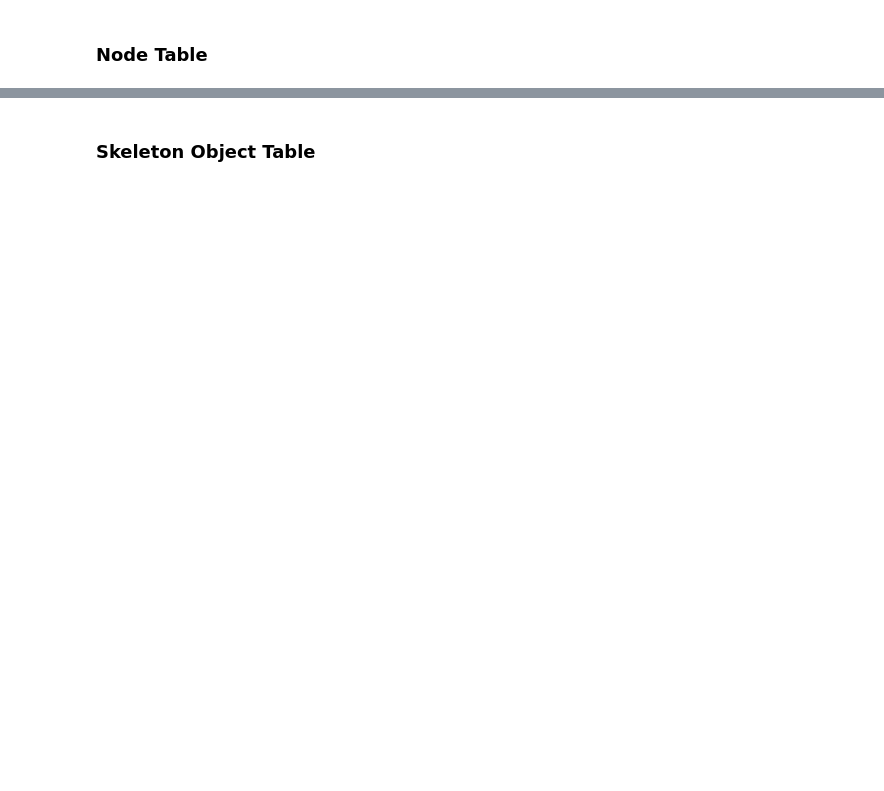
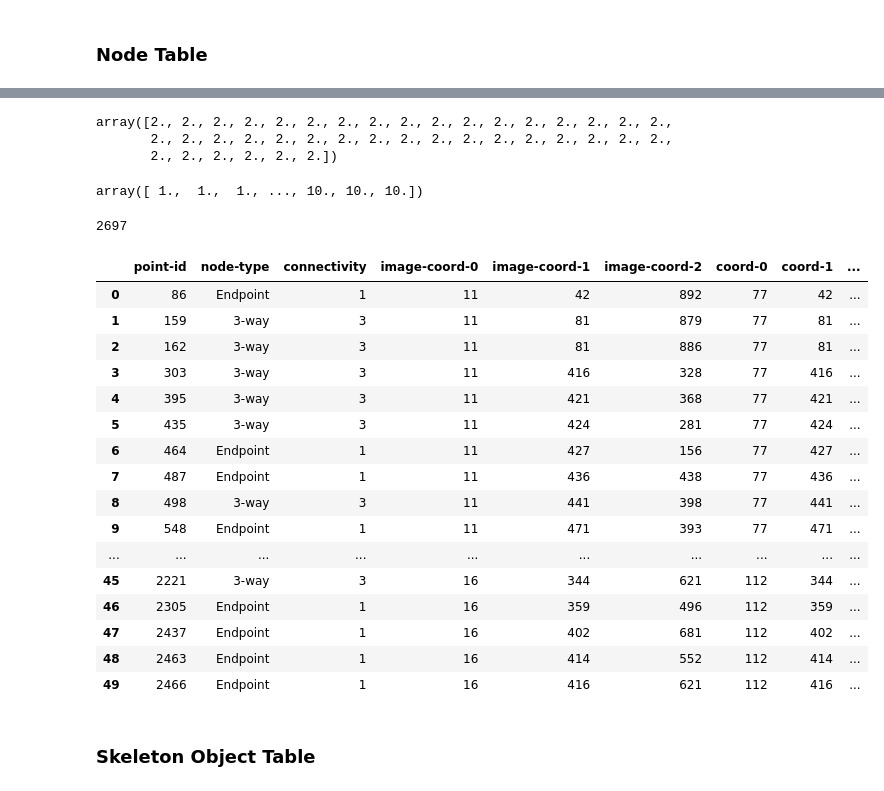
Before and after one commit to SCohenLab/infer-subc, a Jupyter notebook: notebooks/part_2_quantification/method_skeletonization.ipynb, the cells around one changed output, grey strips where cells are left out. Drawn from its saved outputs; the diff is of its cells as text; code cells hidden in the pictures; blank space fills up the shorter version.

```diff
--- a/notebooks/part_2_quantification/method_skeletonization.ipynb
+++ b/notebooks/part_2_quantification/method_skeletonization.ipynb
@@ -533,5 +534,6 @@ def skel_plus(segmentation: np.ndarray) -> Tuple[np.ndarray, np.ndarray]:
 
         return (lab_skel.astype(float), lab_skel.astype(bool))
 # %%
-org_skel_arr, org_skel_arr2 = skel_plus(org_seg)
+org_skel_arr, org_skel_arr2 = skel_plus(test_img)
+# org_skel_arr, org_skel_arr2 = skel_plus(org_seg)
 # %% [output]
@@ -551,9 +556,14 @@ viewer.add_image(org_skel_arr2,
 # %% [output]
 <Image layer 'org_skel_arr2' at 0x...>
 # %%
+# org_skel = csr.Skeleton(
+#     skeleton_image = org_skel_arr,
+#     spacing = scale,
+#     value_is_height = False)
+
 org_skel = csr.Skeleton(
     skeleton_image = org_skel_arr,
-    spacing = scale,
+    spacing = (7,1,1),
     value_is_height = False)
 # %% [markdown]
 ## **DEFINE MEASUREMENTS**
@@ -610,38 +722,49 @@ branch_table = pd.DataFrame(summary)
+# %%
+org_skel.pixel_values[org_skel.path(0)]
+# %% [output]
+array([2., 2., 2., 2., 2., 2., 2., 2., 2., 2., 2., 2., 2., 2., 2., 2., 2.,
+       2., 2., 2., 2., 2., 2., 2., 2., 2., 2., 2., 2., 2., 2., 2., 2., 2.,
+       2., 2., 2., 2., 2., 2.])
+# %%
+org_skel.pixel_values
+# %% [output]
+array([ 1.,  1.,  1., ..., 10., 10., 10.])
+# %%
+org_skel.graph.shape[0]
+# %% [output]
+2697
 # %%
 # A dictionary that reveals the branches a node is referenced in
 # If a node is an absolute punctate it will return "NaN"
 node2branches = dict()
-node2obj = dict()
 
 for branch in range(org_skel.n_paths):
-    obj = branch_table.loc[branch]['skel-obj-id']
     for point in org_skel.path(branch):
+        obj = org_skel.pixel_values[point]
         if org_skel.degrees[point] != 2:
-            node2obj[point] = obj
             try:
                 node2branches[point] += [branch]
             except:
                 node2branches[point] = [branch]
 
 # the point ids for the points with zero connectivity
-abs_punc_ids = np.arange(len(org_skel.degrees))[org_skel.degrees == 0]
-abs_punc_obj = (org_skel_arr[org_skel_arr2][abs_punc_ids]).astype(int)
+abs_punc_ids = np.arange(org_skel.graph.shape[0])[org_skel.degrees == 0]
+abs_punc_obj = (org_skel.pixel_values[org_skel.degrees == 0]).astype(int)
 
 for i,punc_id in enumerate(abs_punc_ids):
     node2branches[punc_id] = []
-    node2obj[punc_id] = abs_punc_obj[i]
 # %%
-nodes = list(node2branches)
+### nodes = list(node2branches)
+# sorts without being computer intensive
+nodes = list(np.arange(org_skel.graph.shape[0])[org_skel.degrees != 2])
 
 node_lab = []
 base_n = ["Abs Punctate",
         "Endpoint",
         "Path Point"]
 
-if np.max(org_skel.degrees) <= 2:
-    node_lab = base_n[0:len(pd.unique(org_skel.degrees))]
-else:
-    node_lab = base_n
+node_lab = base_n
+if np.max(org_skel.degrees) > 2:
     for i in np.arange(3, np.max(org_skel.degrees) + 1):
         node_lab += [f"{i}-way"]
 
@@ -652,15 +775,35 @@ node_table_data = {
     "image-coord-0": org_skel.coordinates[nodes,0],
     "image-coord-1": org_skel.coordinates[nodes,1],
     "image-coord-2": org_skel.coordinates[nodes,2],
-    "coord-0": org_skel.coordinates[nodes,0] * scale[0],
-    "coord-1": org_skel.coordinates[nodes,1] * scale[1],
-    "coord-2": org_skel.coordinates[nodes,2] * scale[2],
+    "coord-0": org_skel.coordinates[nodes,0] * org_skel.spacing[0],
+    "coord-1": org_skel.coordinates[nodes,1] * org_skel.spacing[1],
+    "coord-2": org_skel.coordinates[nodes,2] * org_skel.spacing[2],
     "branch-id(s)": [node2branches[key] for key in nodes],
     # why not just index the labeled skeleton by the node ids, test if this results in the same listqqqqqqqqqqqqqqqqqqqqqqq
-    'skel-obj-id': [int(node2obj[key]) for key in nodes]
+    'skel-obj-id': [int(org_skel.pixel_values[point]) for point in nodes]
 }
 
 node_table = pd.DataFrame(data=node_table_data)
+# %%
+node_table
+# %% [output]
+|  | point-id | node-type | connectivity | image-coord-0 | image-coord-1 | image-coord-2 | coord-0 | coord-1 | ... |
+| 0 | 86 | Endpoint | 1 | 11 | 42 | 892 | 77 | 42 | ... |
+| 1 | 159 | 3-way | 3 | 11 | 81 | 879 | 77 | 81 | ... |
+| 2 | 162 | 3-way | 3 | 11 | 81 | 886 | 77 | 81 | ... |
+| 3 | 303 | 3-way | 3 | 11 | 416 | 328 | 77 | 416 | ... |
+| 4 | 395 | 3-way | 3 | 11 | 421 | 368 | 77 | 421 | ... |
+| 5 | 435 | 3-way | 3 | 11 | 424 | 281 | 77 | 424 | ... |
+| 6 | 464 | Endpoint | 1 | 11 | 427 | 156 | 77 | 427 | ... |
+| 7 | 487 | Endpoint | 1 | 11 | 436 | 438 | 77 | 436 | ... |
+| 8 | 498 | 3-way | 3 | 11 | 441 | 398 | 77 | 441 | ... |
+| 9 | 548 | Endpoint | 1 | 11 | 471 | 393 | 77 | 471 | ... |
+| ... | ... | ... | ... | ... | ... | ... | ... | ... | ... |
+| 45 | 2221 | 3-way | 3 | 16 | 344 | 621 | 112 | 344 | ... |
+| 46 | 2305 | Endpoint | 1 | 16 | 359 | 496 | 112 | 359 | ... |
+| 47 | 2437 | Endpoint | 1 | 16 | 402 | 681 | 112 | 402 | ... |
+| 48 | 2463 | Endpoint | 1 | 16 | 414 | 552 | 112 | 414 | ... |
+| 49 | 2466 | Endpoint | 1 | 16 | 416 | 621 | 112 | 416 | ... |
 # %% [markdown]
 ### **Skeleton Object Table**
 # %%
```
Also changed, not shown: parts of 44 cells of this notebook.
